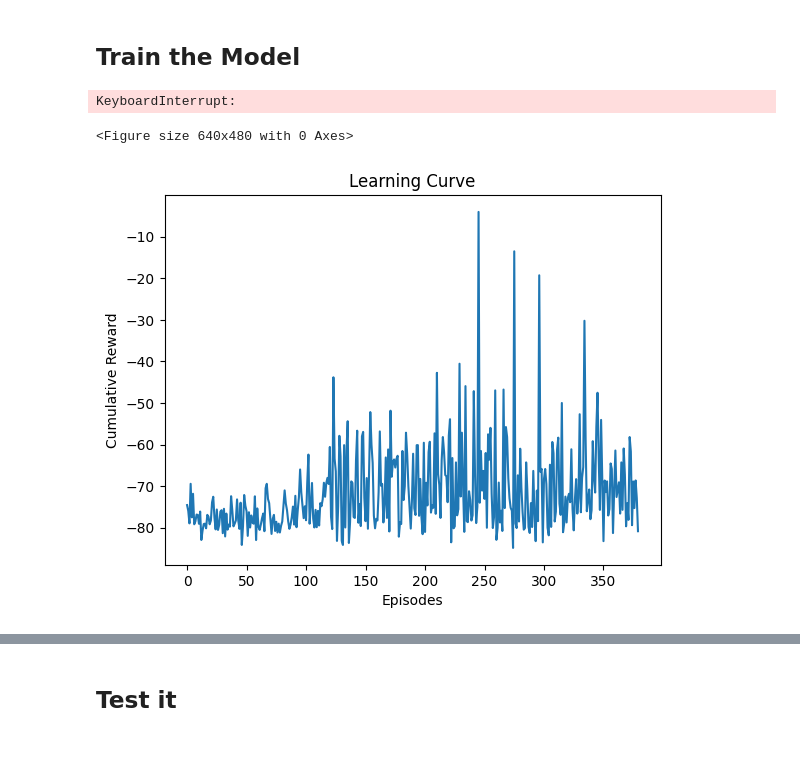
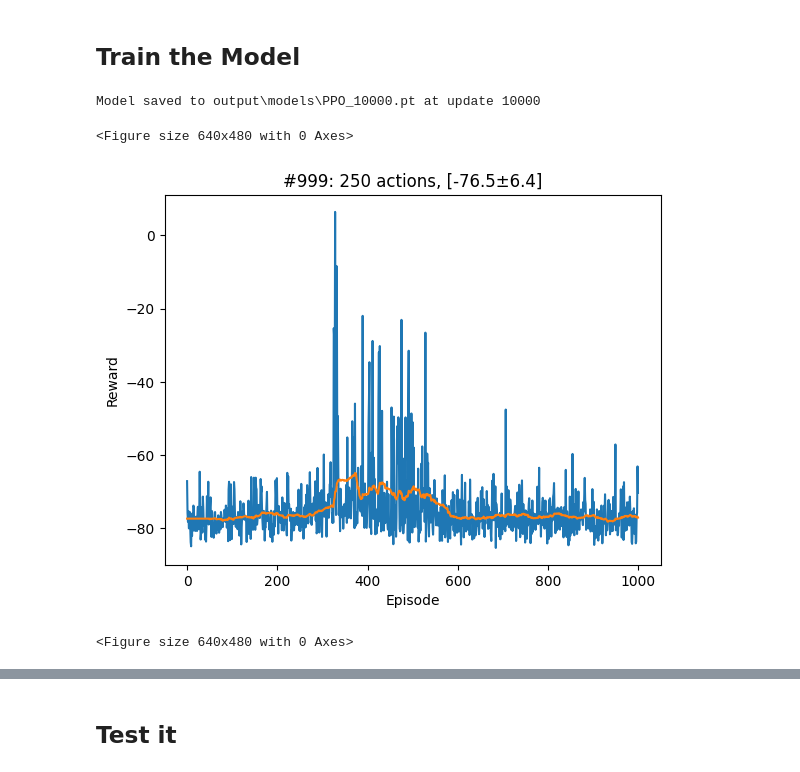
Before and after one commit to tr0fin0/ensta_CSC_52081_EP_project, a Jupyter notebook: src/dev/CSC_52081_EP_PPO.ipynb, the cells around one changed output, grey strips where cells are left out. Cells and saved outputs as stored; diff of their text form; code cells hidden in the pictures.

Commit message:
PPO 1000 episodes

```diff
--- a/src/dev/CSC_52081_EP_PPO.ipynb
+++ b/src/dev/CSC_52081_EP_PPO.ipynb
@@ -180,13 +193,13 @@ class PPO():
         self,
         env: gym.Env,
         device: torch.device,
-        learning_rate: float = 1e-5,
+        learning_rate: float = 1e-4,
         gamma: float = 0.99,
         clip_ratio: float = 0.1,
         max_grad_norm: float = 0.5,
-        lam: float = 0.95,
-        epochs: int=16,
-        batch_size: int = 32,
+        lam: float = 0.97,
+        epochs: int=10,
+        batch_size: int = 128,
         buffer_size: int = 1000,
     ):
         self.env = env
@@ -296,9 +309,11 @@ class PPO():
                 delta = rewards[t] + self.gamma * next_values[t] * (1 - dones[t].float()) - values[t]
                 advantages[t] = gae = delta + self.gamma * self.lam * (1 - dones[t].float()) * gae
 
+        advantages = (advantages - advantages.mean()) / (advantages.std() + 1e-8)
         surr1 = ratio * advantages
         surr2 = torch.clamp(ratio, 1.0 - self.clip_ratio, 1.0 + self.clip_ratio) * advantages
-        policy_loss = -torch.min(surr1, surr2).mean()
+        entropy = distribution.entropy().mean()
+        policy_loss = -torch.min(surr1, surr2).mean() - 0.01 * entropy  # Entropy bonus
 
         self.optimizer_policy.zero_grad()
         policy_loss.backward()
@@ -361,6 +376,9 @@ for episode in range(EPISODES):
     action = action.squeeze(0).to("cpu").numpy()
 
     while not done:
+        action, log_prob = agent.take_action(state)
+        action = action.squeeze(0).to("cpu").numpy()
+
         next_state, reward, terminated, truncated, info = env.step(action)
         next_state = torch.tensor(next_state, dtype=torch.float32).unsqueeze(0).to(agent.device)
 
@@ -368,23 +386,21 @@ for episode in range(EPISODES):
         episode_length += 1
         done = terminated or truncated
 
-        # Store transition
-        agent.add_sample(state, action, reward, next_state, done, log_prob)
+        reward /= 10
+        agent.add_sample(state, action, reward, next_state, done, log_prob) # Store transition
 
         state = next_state
-        action, log_prob = agent.take_action(state)  # Convert to numpy
-        action = action.squeeze(0).to("cpu").numpy()
 
-        # PPO updates after collecting enough samples
-        if len(agent.buffer) >= agent.batch_size:
-            for _ in range(agent.epochs):  # PPO does multiple updates per cycle
-                value_loss, policy_loss = agent.update()
-                value_losses.append(value_loss)
-                policy_losses.append(policy_loss)
+    # PPO updates after collecting enough samples
+    if len(agent.buffer) >= agent.batch_size:
+        for _ in range(agent.epochs):  # PPO does multiple updates per cycle
+            value_loss, policy_loss = agent.update()
+            value_losses.append(value_loss)
+            policy_losses.append(policy_loss)
 
-            agent.buffer = TensorDictReplayBuffer(
-                storage=LazyMemmapStorage(agent.buffer_size, device=torch.device('cpu'))
-            )
+        # Clears buffer
+        agent.buffer = TensorDictReplayBuffer(
+            storage=LazyMemmapStorage(agent.buffer_size, device=torch.device('cpu')))
 
     # Save the model periodically
     if episode % interval_save == 0:
@@ -405,12 +421,13 @@ env.close()
 plt.ioff()
 plt.show()
 # %% [output]
-KeyboardInterrupt:
+Model saved to output\models\PPO_10000.pt at update 10000
 <Figure size 640x480 with 0 Axes>
-# %%
-plot_learning_curve(episode_rewards)
-# %% [output]
-[figure, removed]
+# %%
+plot_reward(episode, episode_rewards, episode_length)
+# %% [output]
+[figure, added]
+<Figure size 640x480 with 0 Axes>
 # %%
 plt.plot(episode_value_losses, label="Value Loss")
 # %% [output]
```
Also changed, not shown: parts of 6 cells of this notebook, 30 other files.
